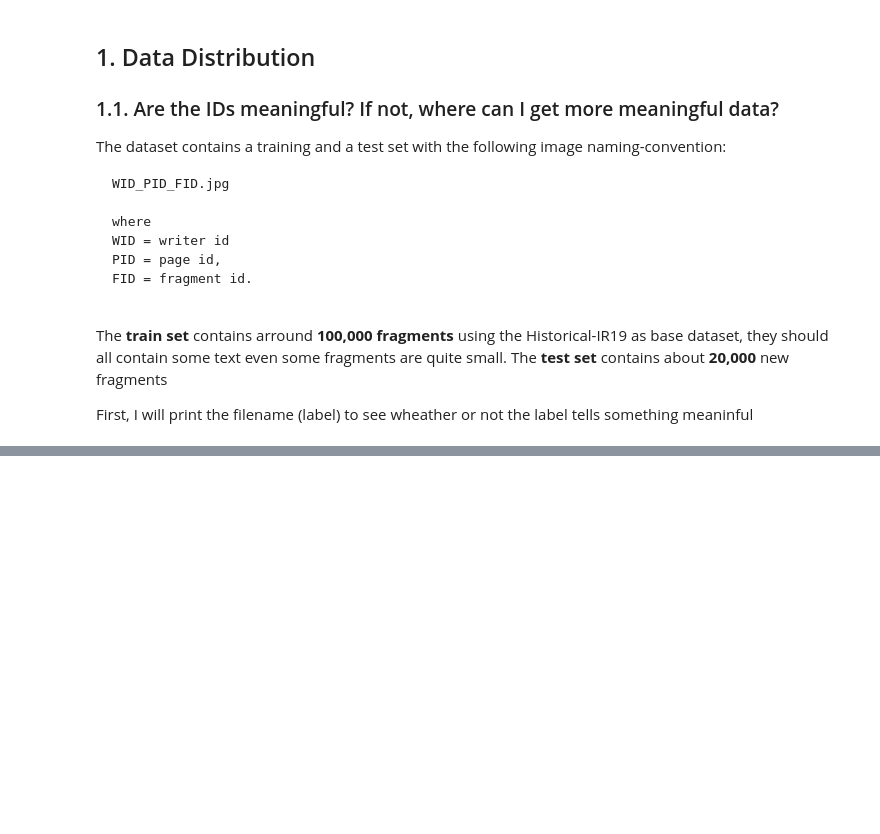
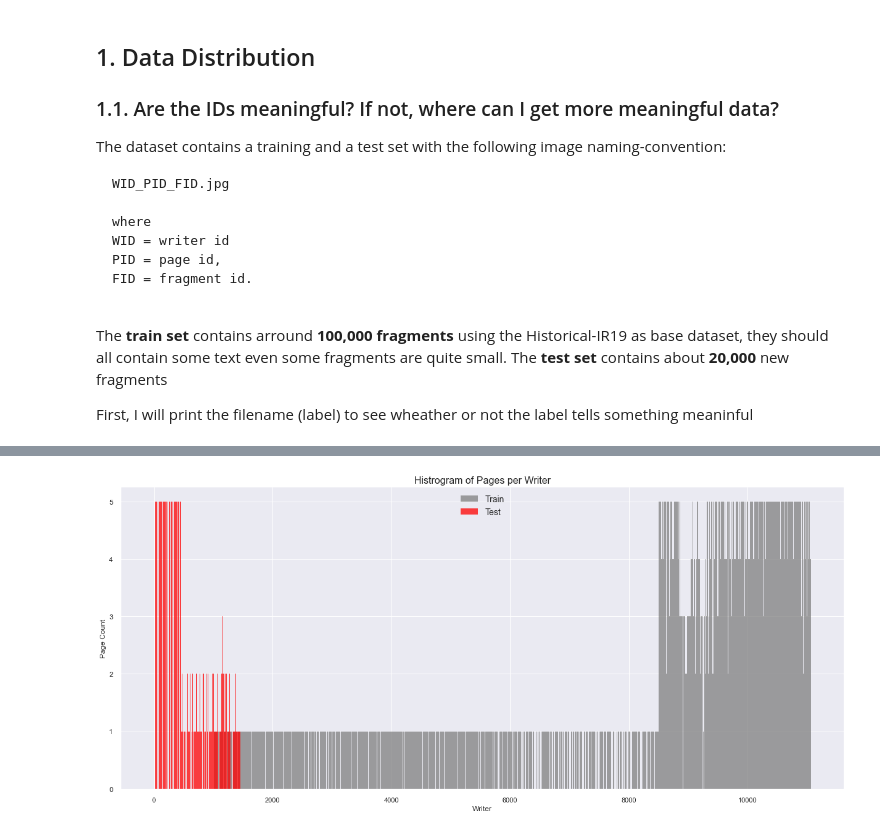
Before and after one commit to bohniti/jigsaw-puzzle-solver, a Jupyter notebook: notebooks/exploratory/eda_preproceccing.ipynb, the cells around one changed output, grey strips where cells are left out. Saved outputs shown, nothing was run; the diff lists cells and outputs as text; code cells hidden in the pictures; blank space fills up the shorter version.

Commit message:
Clean eda and calculate values for better results

```diff
--- a/notebooks/exploratory/eda_preproceccing.ipynb
+++ b/notebooks/exploratory/eda_preproceccing.ipynb
@@ -368,0 +230,45 @@ df = get_info(data_path=train_path)
+# %%
+# Clean up the df so that each page has only one entry in order to visualize how many pages come from a unqiue author.
+df_temp = df.copy()
+df_test_temp = df_test.copy()
+df_test_temp.drop_duplicates(subset=['page_id'],inplace=True)
+df_temp.drop_duplicates(subset=['page_id'],inplace=True)
+df_temp = df_temp.astype(int)
+df_test_temp = df_test_temp.astype(int)
+
+sns.set(style="darkgrid")
+
+f, ax = plt.subplots(figsize=(21, 9))
+sns.despine(f)
+
+sns.histplot(
+    df_temp,
+    stat='count',
+    x="writer_id",
+    palette="light:m_r",
+    kde=False,
+    label='Train',
+    color='gray',
+    discrete=True,
+)
+
+sns.histplot(
+    df_test_temp,
+    stat='count',
+    x="writer_id",
+    palette="light:m_r",
+    kde=False,
+    label='Test',
+    color='red',
+    discrete=True,
+)
+
+
+plt.legend(prop={'size': 14})
+plt.title('Histrogram of Pages per Writer',size=16)
+plt.xlabel('Writer')
+plt.ylabel('Page Count')
+plt.show()
+f.savefig('./figures/distribution.svg', format='svg', bbox_inches='tight')
+# %% [output]
+[figure, added]
```
Also changed, not shown: parts of 50 cells of this notebook, 7 other files.
